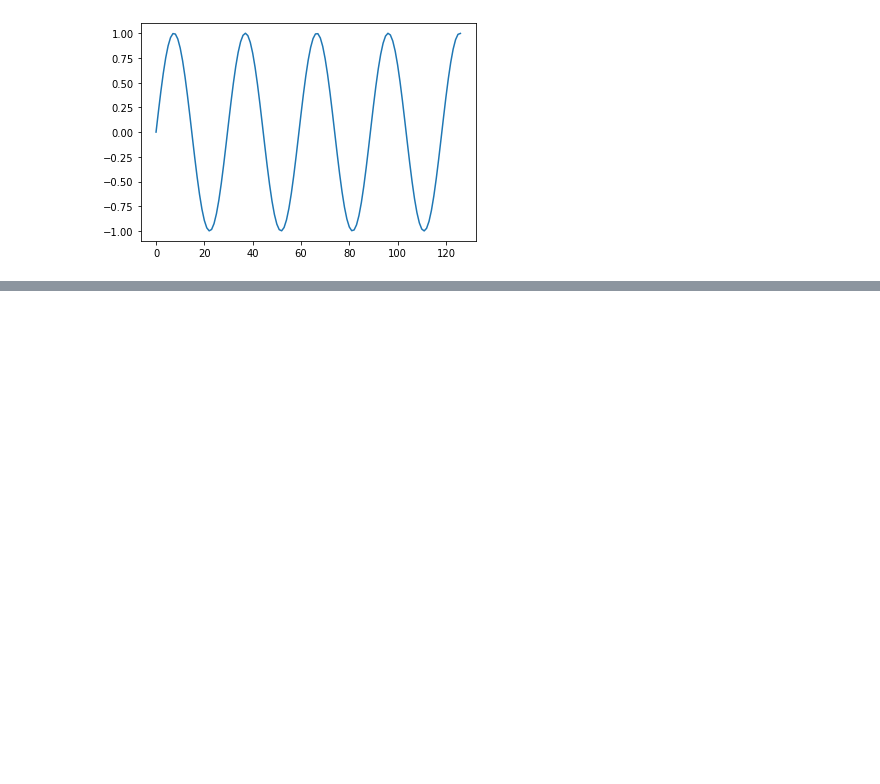
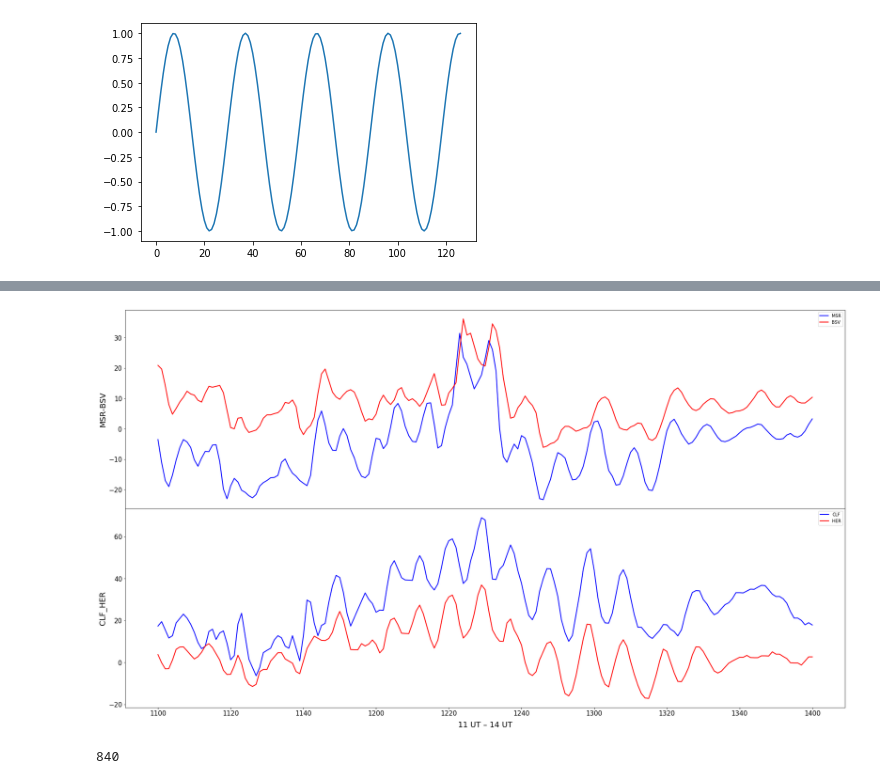
Before and after one commit to alexundra17/spectral_analysys, a Jupyter notebook: spectral_2022.ipynb, the cells around one changed output, grey strips where cells are left out. Cells and saved outputs as stored; diff of their text form; code cells hidden in the pictures; blank space fills up the shorter version.

```diff
--- a/spectral_2022.ipynb
+++ b/spectral_2022.ipynb
@@ -439,0 +473,77 @@ fig_index.savefig(path3)
+# %%
+#ploting magnitrograms for associated stations MSR-BSV and CLF-HER
+
+#import data
+data_MSR = pd.read_csv('C:/Users/gorar/Desktop/w1/data_her/N.MSR', names=['data'])
+data_BSV = pd.read_csv('C:/Users/gorar/Desktop/w1/data_her/N.BSV', names=['data'])
+data_CLF = pd.read_csv('C:/Users/gorar/Desktop/w1/data_her/N.CLF', names=['data'])
+data_HER = pd.read_csv('C:/Users/gorar/Desktop/w1/data_her/N.HER', names=['data'])
+
+#subtract mean values
+
+data_MSR['data'] = data_MSR['data'] - np.mean(data_MSR['data'])
+data_BSV['data'] = data_BSV['data'] - np.mean(data_BSV['data'])
+data_CLF['data'] = data_CLF['data'] - np.mean(data_CLF['data'])
+data_HER['data'] = data_HER['data'] - np.mean(data_HER['data'])
+
+#cut data
+data_MSR = data_MSR.loc[660:840].reset_index(drop=True)
+data_BSV = data_BSV.loc[660:840].reset_index(drop=True)
+data_CLF = data_CLF.loc[660:840].reset_index(drop=True)
+data_HER = data_HER.loc[660:840].reset_index(drop=True)
+
+#create time array
+
+start_time_associate = "11:00"
+finish_time_associate = "14:00"
+
+array_time_associate = pd.date_range(start_time_associate, finish_time_associate, freq="1min").time
+L_AT_associate = len(array_time_associate)
+tim_associate = []
+
+for y in range(L_AT_associate):
+    time_H = array_time_associate[y].strftime('%H')
+    time_M = array_time_associate[y].strftime('%M')
+    M_H = str(time_H + time_M)
+    tim_associate.append (M_H)
+
+#plot MSR-BSV
+
+fig_associate = plt.figure(figsize=(30, 17.))
+
+
+subplot_MSR_BSV  = fig_associate.add_subplot(211)
+subplot_MSR_BSV.set_xticklabels('')
+subplot_MSR_BSV.set_ylabel(u'MSR-BSV', fontsize=18)
+line_MSR = subplot_MSR_BSV.plot(tim_associate, data_MSR , '-', color='blue', linewidth=2, label = 'MSR')
+line_BSV = subplot_MSR_BSV.plot(tim_associate, data_BSV , '-', color='red', linewidth=2, label = 'BSV')
+plt.tick_params(axis='y', which='major', labelsize=15)
+
+# plt.grid()
+
+
+plt.legend()
+#plot CLF_HER
+subplot_CLF_HER = fig_associate.add_subplot(212)
+subplot_CLF_HER.set_xlabel(u'11 UT – 14 UT', fontsize=18, labelpad = 10)
+subplot_CLF_HER.set_ylabel(u'CLF_HER', fontsize=18)
+plt.tick_params(axis='x', which='major', labelsize=15)
+subplot_CLF_HER.xaxis.set_major_locator(ticker.MultipleLocator(20))
+
+line_CLF = subplot_CLF_HER.plot(tim_associate, data_CLF, '-', color='blue', linewidth=2, label = 'CLF')
+line_HER = subplot_CLF_HER.plot(tim_associate, data_HER, '-', color='red', linewidth=2, label = 'HER')
+
+plt.legend()
+#delete distance between subplots
+fig_associate.subplots_adjust(wspace=0, hspace=0)
+plt.tick_params(axis='y', which='major', labelsize=15)
+# plt.grid()
+#save
+path4 = 'C:/Users/gorar/Desktop/w1/associate'
+fig_associate.savefig(path4)
+# %% [output]
+[figure, added]
+# %%
+print(14*60)
+# %% [output]
+840
```
Also changed, not shown: parts of 5 cells of this notebook.
